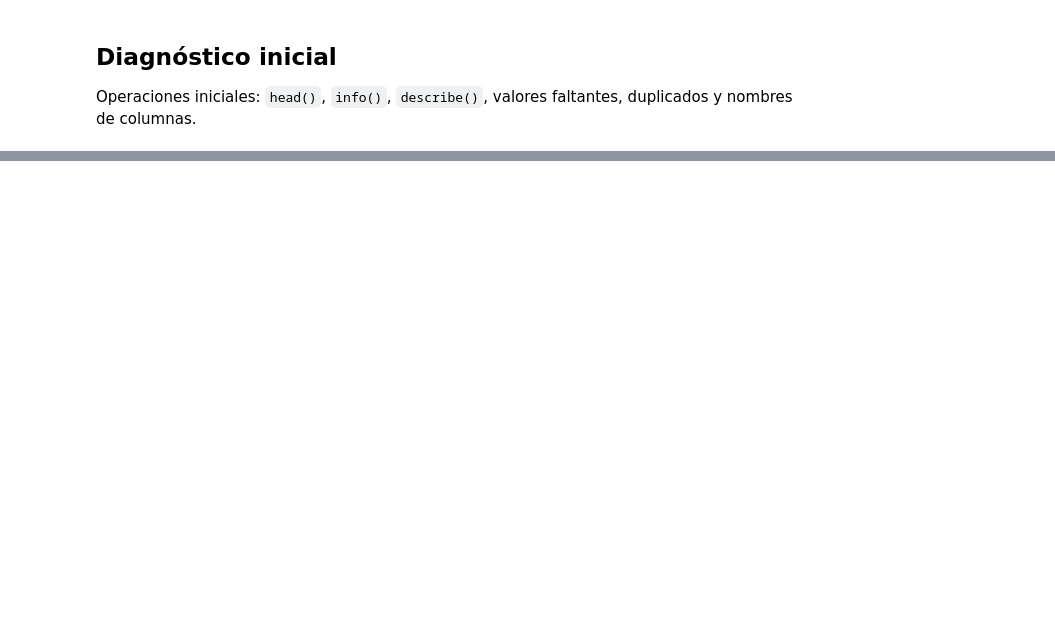
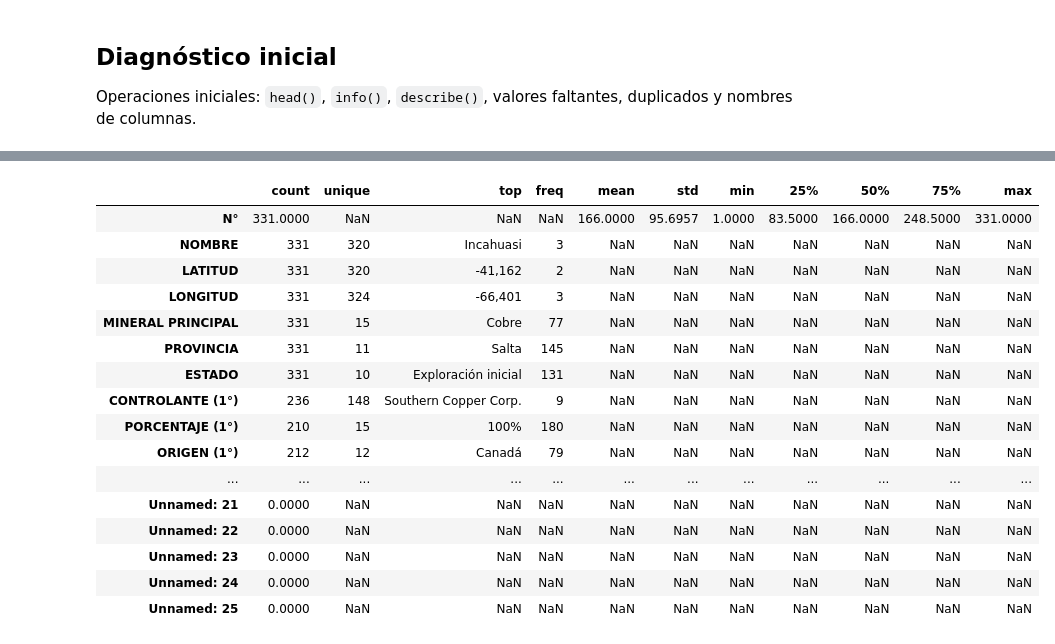
Before and after one commit to Fransalchipapas/analisis-proyectos-mineros-mendoza-, a Jupyter notebook: notebooks/01_aed_proyectos_mineros_mendoza.ipynb, the cells around one changed output, grey strips where cells are left out. Saved outputs shown, nothing was run; the diff lists cells and outputs as text; code cells hidden in the pictures; blank space fills up the shorter version.

```diff
--- a/notebooks/01_aed_proyectos_mineros_mendoza.ipynb
+++ b/notebooks/01_aed_proyectos_mineros_mendoza.ipynb
@@ -33,0 +31,8 @@ Primero veremos las columnas reales antes de definir transformaciones.
+# %%
+df= pd.read_csv(
+    "../data/raw/Cartera-de-Proyectos-Mineros-Metaliferos-y-Litio-del-SIACAM(MetalIferos y litio).csv",
+    encoding="cp1252", #lo adaptamos para que pueda leer la codificacion Windows-1252 (UnicodeDecodeError)
+    sep=";"# los datos del csv viene separados por; lo que ocasiona ParserError
+)
+
+df.head()
@@ -43,0 +70,20 @@ Operaciones iniciales: `head()`, `info()`, `describe()`, valores faltantes, dupl
+# %%
+df.describe(include="all").T
+# %% [output]
+|  | count | unique | top | freq | mean | std | min | 25% | 50% | 75% | max |
+| N° | 331.0000 | NaN | NaN | NaN | 166.0000 | 95.6957 | 1.0000 | 83.5000 | 166.0000 | 248.5000 | 331.0000 |
+| NOMBRE | 331 | 320 | Incahuasi | 3 | NaN | NaN | NaN | NaN | NaN | NaN | NaN |
+| LATITUD | 331 | 320 | -41,162 | 2 | NaN | NaN | NaN | NaN | NaN | NaN | NaN |
+| LONGITUD | 331 | 324 | -66,401 | 3 | NaN | NaN | NaN | NaN | NaN | NaN | NaN |
+| MINERAL PRINCIPAL | 331 | 15 | Cobre | 77 | NaN | NaN | NaN | NaN | NaN | NaN | NaN |
+| PROVINCIA | 331 | 11 | Salta | 145 | NaN | NaN | NaN | NaN | NaN | NaN | NaN |
+| ESTADO | 331 | 10 | Exploración inicial | 131 | NaN | NaN | NaN | NaN | NaN | NaN | NaN |
+| CONTROLANTE (1°) | 236 | 148 | Southern Copper Corp. | 9 | NaN | NaN | NaN | NaN | NaN | NaN | NaN |
+| PORCENTAJE (1°) | 210 | 15 | 100% | 180 | NaN | NaN | NaN | NaN | NaN | NaN | NaN |
+| ORIGEN (1°) | 212 | 12 | Canadá | 79 | NaN | NaN | NaN | NaN | NaN | NaN | NaN |
+| ... | ... | ... | ... | ... | ... | ... | ... | ... | ... | ... | ... |
+| Unnamed: 21 | 0.0000 | NaN | NaN | NaN | NaN | NaN | NaN | NaN | NaN | NaN | NaN |
+| Unnamed: 22 | 0.0000 | NaN | NaN | NaN | NaN | NaN | NaN | NaN | NaN | NaN | NaN |
+| Unnamed: 23 | 0.0000 | NaN | NaN | NaN | NaN | NaN | NaN | NaN | NaN | NaN | NaN |
+| Unnamed: 24 | 0.0000 | NaN | NaN | NaN | NaN | NaN | NaN | NaN | NaN | NaN | NaN |
+| Unnamed: 25 | 0.0000 | NaN | NaN | NaN | NaN | NaN | NaN | NaN | NaN | NaN | NaN |
```
Also changed, not shown: parts of 9 cells of this notebook, 8 other files.
